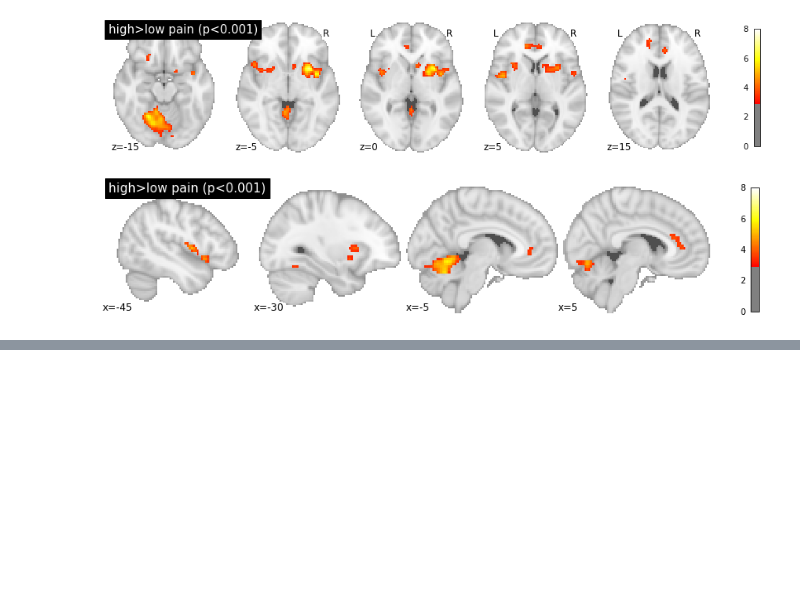
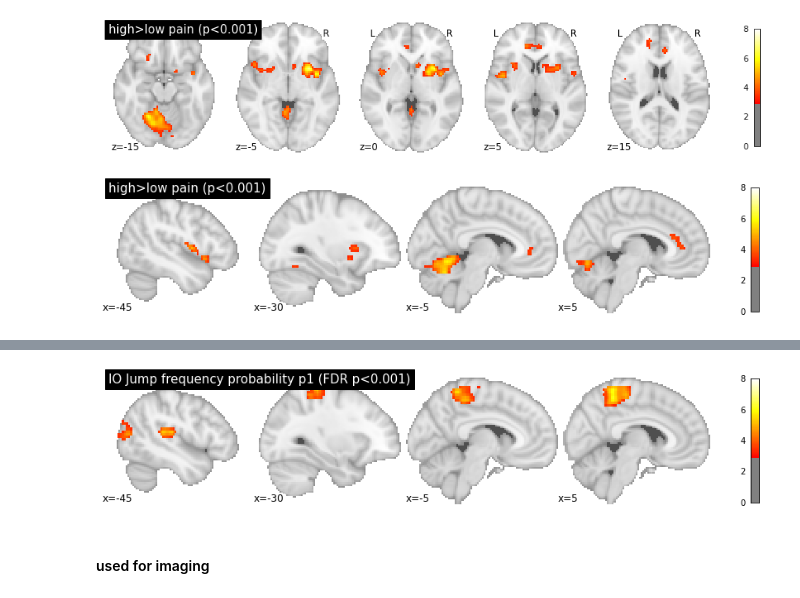
Before and after one commit to syzhang/tsl_hbi, a Jupyter notebook: imaging_plot/visualise.ipynb, the cells around one changed output, grey strips where cells are left out. Saved outputs shown, nothing was run; the diff lists cells and outputs as text; code cells hidden in the pictures; blank space fills up the shorter version.

```diff
--- a/imaging_plot/visualise.ipynb
+++ b/imaging_plot/visualise.ipynb
@@ -64,0 +77,10 @@ g.savefig('./figs/high_minus_low_x.pdf')
+# %%
+g = nilearn.plotting.plot_stat_map(
+    img, title=ttl,
+    threshold=3, vmax=8, display_mode='x',
+    cut_coords=(-45, -30, -5, 5),
+    colorbar=True);
+# %% [output]
+[figure, added]
+# %% [markdown]
+#### used for imaging
```
Also changed, not shown: parts of 39 cells of this notebook, 8 other files.
